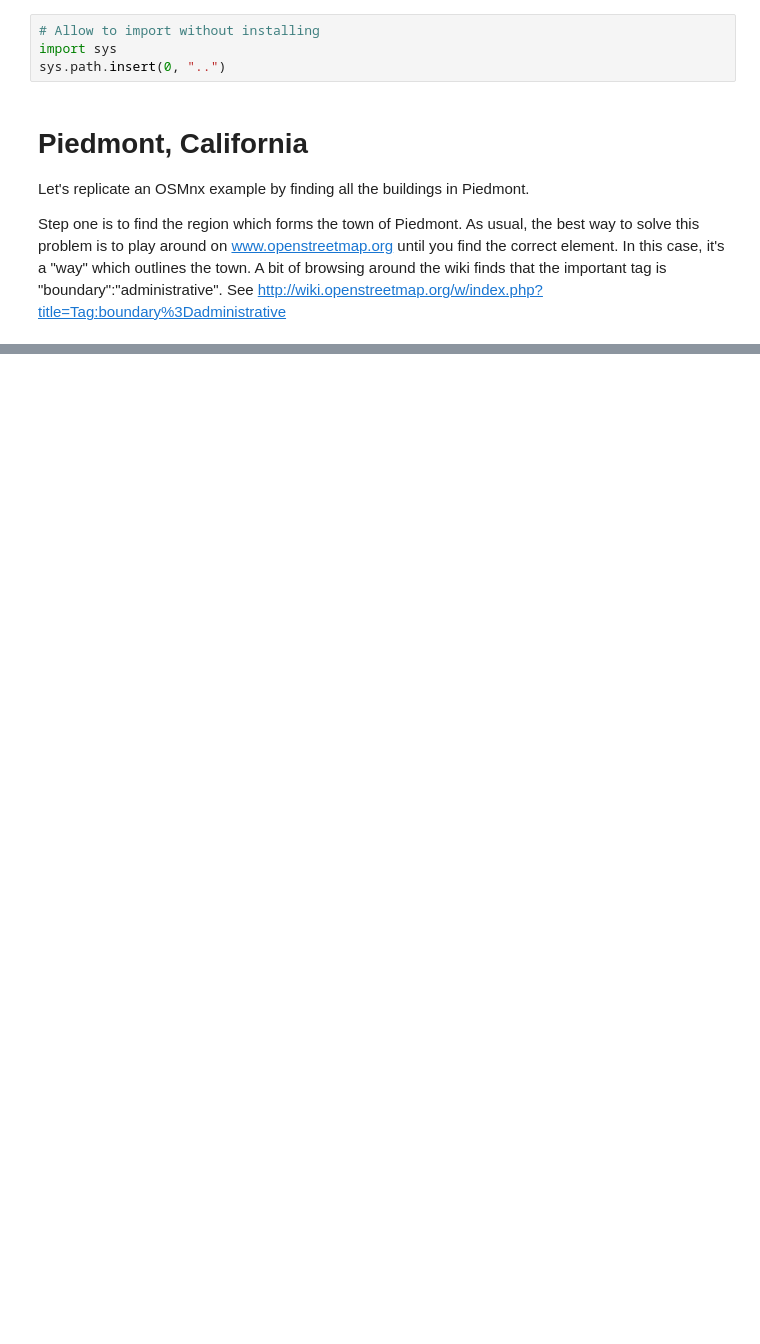
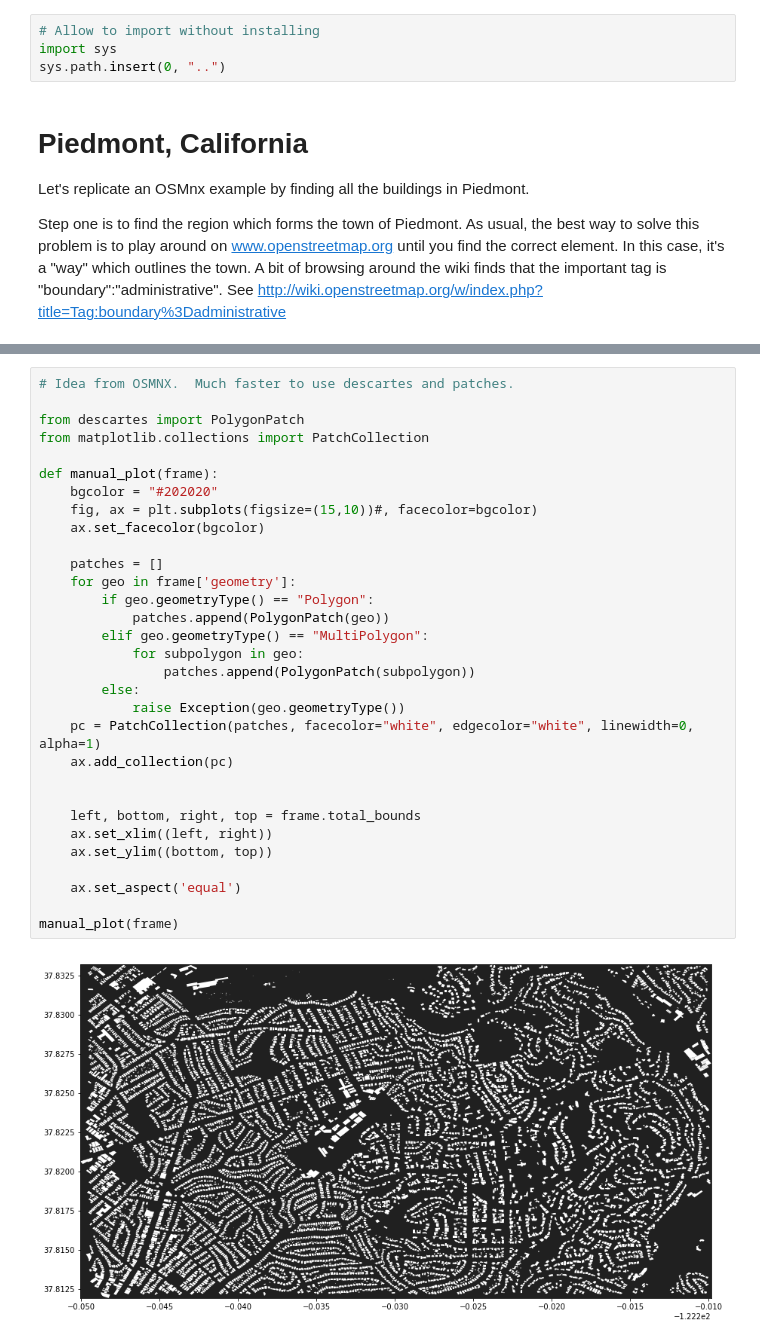
Before and after one commit to MatthewDaws/OSMDigest, a Jupyter notebook: notebooks/Find places.ipynb, the cells around one changed output, grey strips where cells are left out. Saved outputs shown, nothing was run; the diff lists cells and outputs as text; blank space fills up the shorter version.

```diff
--- a/notebooks/Find places.ipynb
+++ b/notebooks/Find places.ipynb
@@ -36,0 +81,33 @@ Relation(2999176 ->  [Member(type='way', ref=33088737, role='outer'), Member(typ
+# %%
+# Idea from OSMNX.  Much faster to use descartes and patches.
+
+from descartes import PolygonPatch
+from matplotlib.collections import PatchCollection
+
+def manual_plot(frame):
+    bgcolor = "#202020"
+    fig, ax = plt.subplots(figsize=(15,10))#, facecolor=bgcolor)
+    ax.set_facecolor(bgcolor)
+
+    patches = []
+    for geo in frame['geometry']:
+        if geo.geometryType() == "Polygon":
+            patches.append(PolygonPatch(geo))
+        elif geo.geometryType() == "MultiPolygon":
+            for subpolygon in geo:
+                patches.append(PolygonPatch(subpolygon))
+        else:
+            raise Exception(geo.geometryType())
+    pc = PatchCollection(patches, facecolor="white", edgecolor="white", linewidth=0, alpha=1)
+    ax.add_collection(pc)
+
+
+    left, bottom, right, top = frame.total_bounds
+    ax.set_xlim((left, right))
+    ax.set_ylim((bottom, top))
+
+    ax.set_aspect('equal')
+
+manual_plot(frame)
+# %% [output]
+[figure, added]
```
Also changed, not shown: parts of 23 cells of this notebook, 8 other files.
